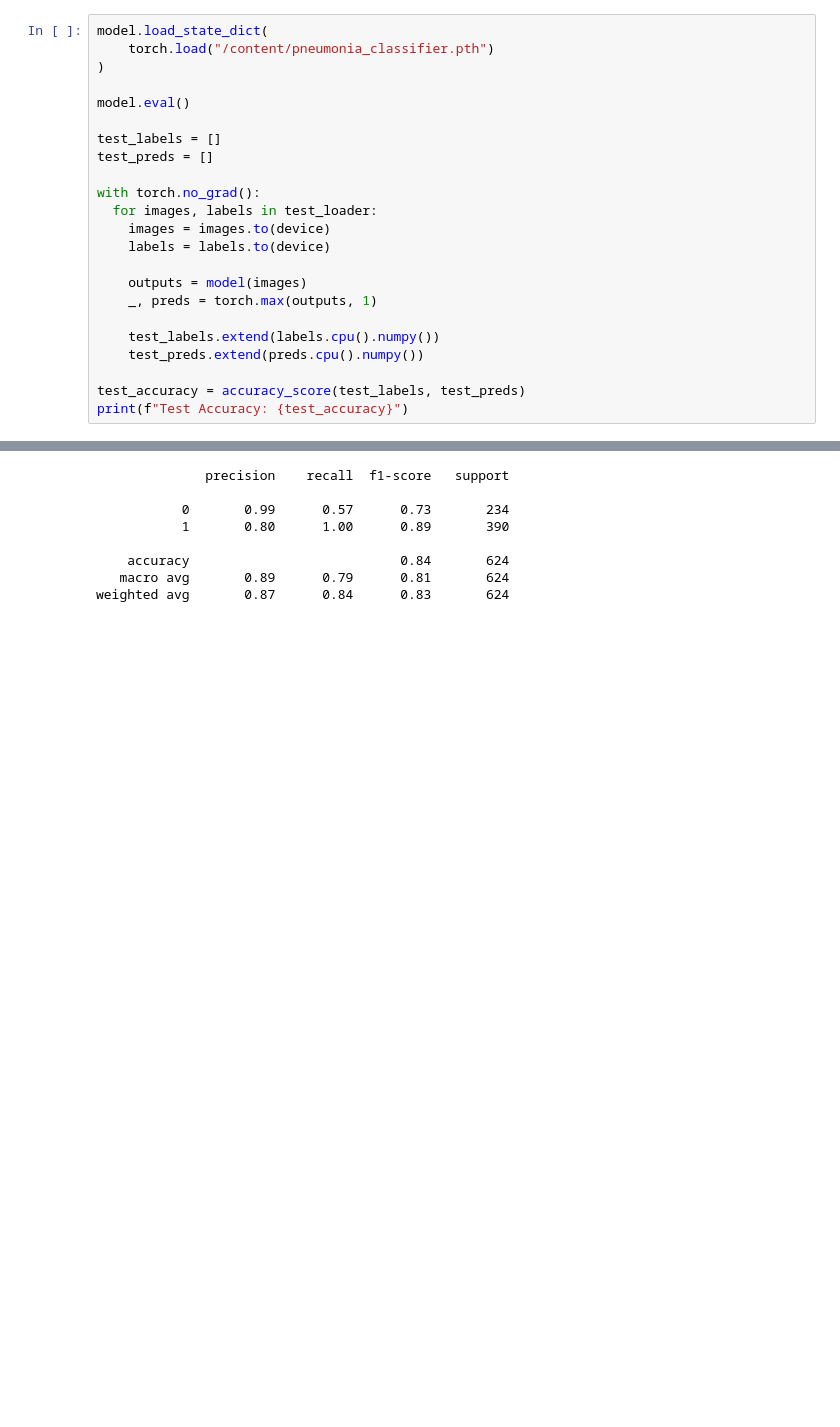
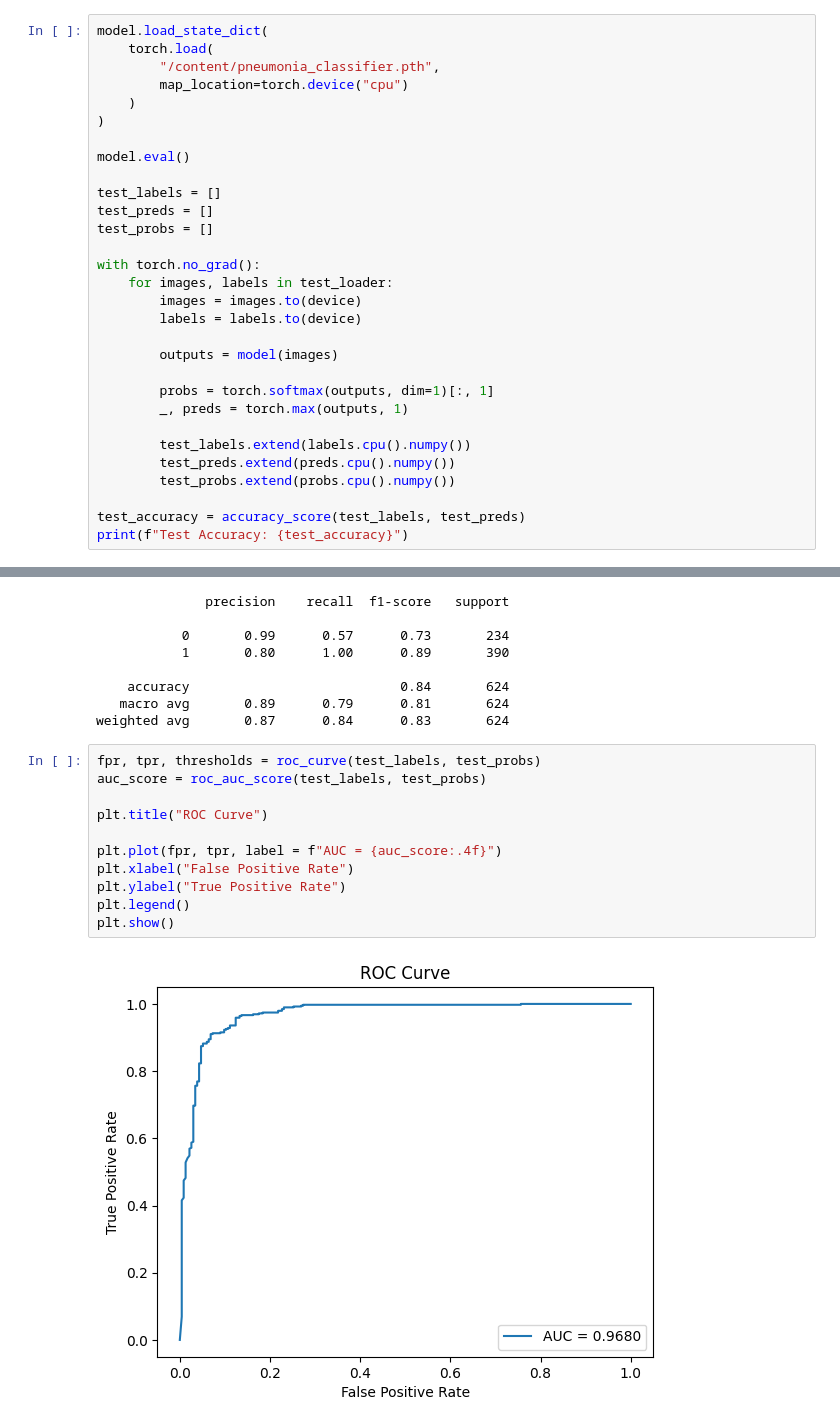
Before and after one commit to ShrDar/Pneumonia-Classifier-CNN, a Jupyter notebook: backend/notebooks/model_train.ipynb, the cells around one changed output, grey strips where cells are left out. Drawn from its saved outputs; the diff is of its cells as text; blank space fills up the shorter version.

Commit message:
Added: Added ROC AUC curve and Precision Recall Curve

```diff
--- a/backend/notebooks/model_train.ipynb
+++ b/backend/notebooks/model_train.ipynb
@@ -252,23 +250,30 @@ plt.show()
 # %%
 model.load_state_dict(
-    torch.load("/content/pneumonia_classifier.pth")
+    torch.load(
+        "/content/pneumonia_classifier.pth",
+        map_location=torch.device("cpu")
+    )
 )
 
 model.eval()
 
 test_labels = []
 test_preds = []
+test_probs = []
 
 with torch.no_grad():
-  for images, labels in test_loader:
-    images = images.to(device)
-    labels = labels.to(device)
+    for images, labels in test_loader:
+        images = images.to(device)
+        labels = labels.to(device)
 
-    outputs = model(images)
-    _, preds = torch.max(outputs, 1)
+        outputs = model(images)
 
-    test_labels.extend(labels.cpu().numpy())
-    test_preds.extend(preds.cpu().numpy())
+        probs = torch.softmax(outputs, dim=1)[:, 1]
+        _, preds = torch.max(outputs, 1)
+
+        test_labels.extend(labels.cpu().numpy())
+        test_preds.extend(preds.cpu().numpy())
+        test_probs.extend(probs.cpu().numpy())
 
 test_accuracy = accuracy_score(test_labels, test_preds)
 print(f"Test Accuracy: {test_accuracy}")
@@ -296,3 +301,16 @@ print(classification_report(test_labels, test_preds))
     accuracy                           0.84       624
    macro avg       0.89      0.79      0.81       624
 weighted avg       0.87      0.84      0.83       624
+# %%
+fpr, tpr, thresholds = roc_curve(test_labels, test_probs)
+auc_score = roc_auc_score(test_labels, test_probs)
+
+plt.title("ROC Curve")
+
+plt.plot(fpr, tpr, label = f"AUC = {auc_score:.4f}")
+plt.xlabel("False Positive Rate")
+plt.ylabel("True Positive Rate")
+plt.legend()
+plt.show()
+# %% [output]
+[figure, added]
```
Also changed, not shown: parts of 9 cells of this notebook.
